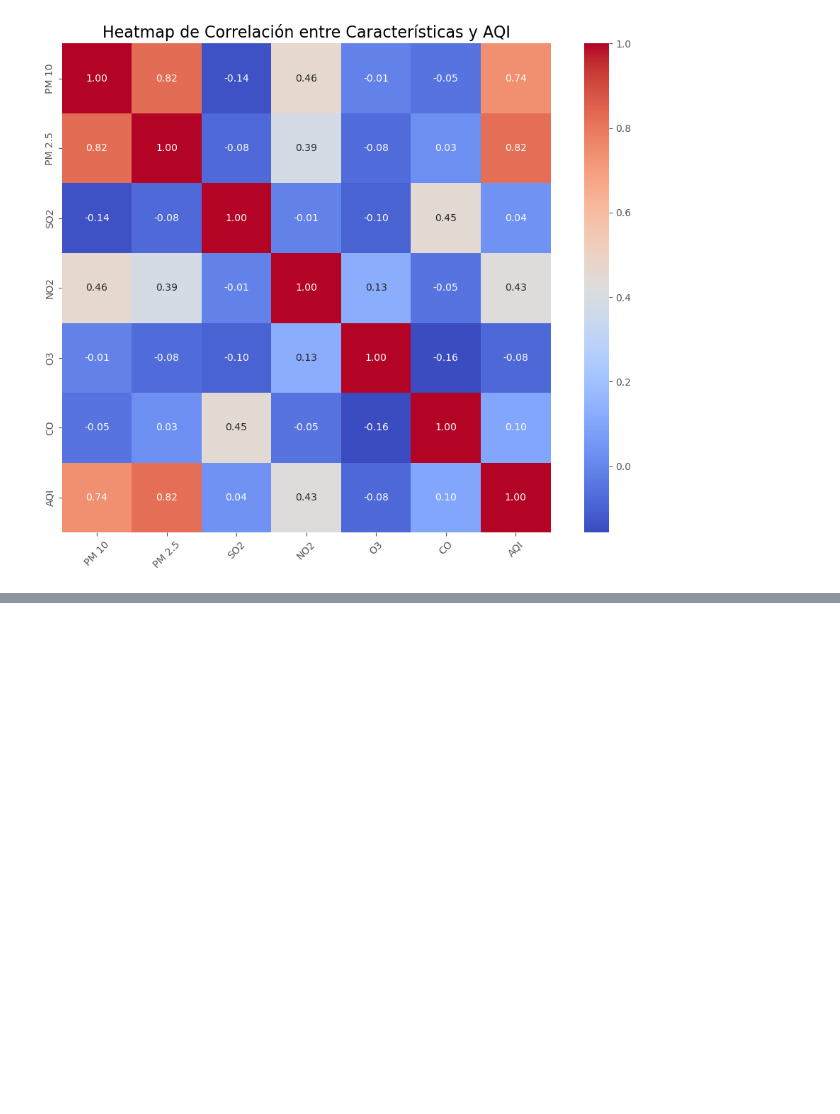
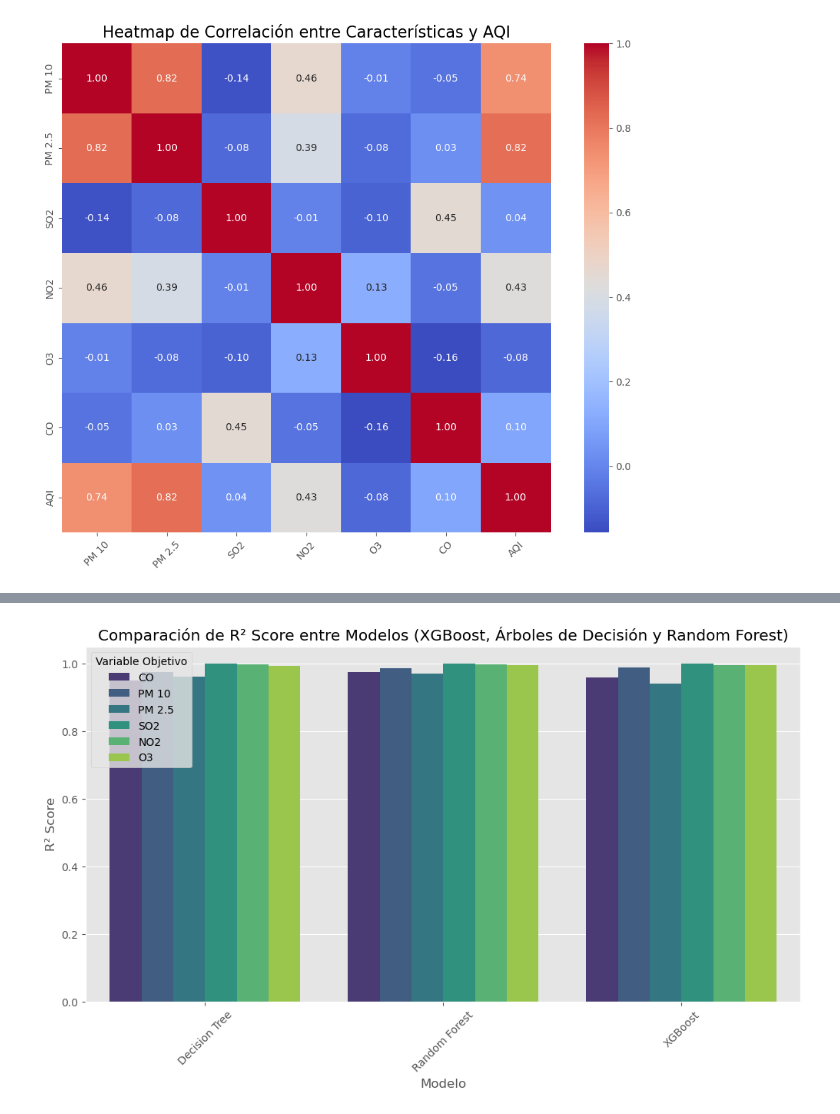
Before and after one commit to Sxrg1o/IA-TA, a Jupyter notebook: Preprocesamiento_caso_estudio_adaptado.ipynb, the cells around one changed output, grey strips where cells are left out. Saved outputs shown, nothing was run; the diff lists cells and outputs as text; code cells hidden in the pictures; blank space fills up the shorter version.

```diff
--- a/Preprocesamiento_caso_estudio_adaptado.ipynb
+++ b/Preprocesamiento_caso_estudio_adaptado.ipynb
@@ -642,0 +527,16 @@ df.to_excel('DatosProcesados.xlsx')
+# %%
+import matplotlib.pyplot as plt
+import seaborn as sns
+
+# Asumimos que el DataFrame 'overall_results' contiene los resultados generales
+# Visualización de la métrica R2
+plt.figure(figsize=(12, 6))
+sns.barplot(data=overall_results, x="Model", y="R2", hue="Target", palette="viridis")
+plt.title("Comparación de R² Score entre Modelos (XGBoost, Árboles de Decisión y Random Forest)")
+plt.ylabel("R² Score")
+plt.xlabel("Modelo")
+plt.xticks(rotation=45)
+plt.legend(title='Variable Objetivo', loc='upper left')
+plt.show()
+# %% [output]
+[figure, added]
```
Also changed, not shown: parts of 41 cells of this notebook.
